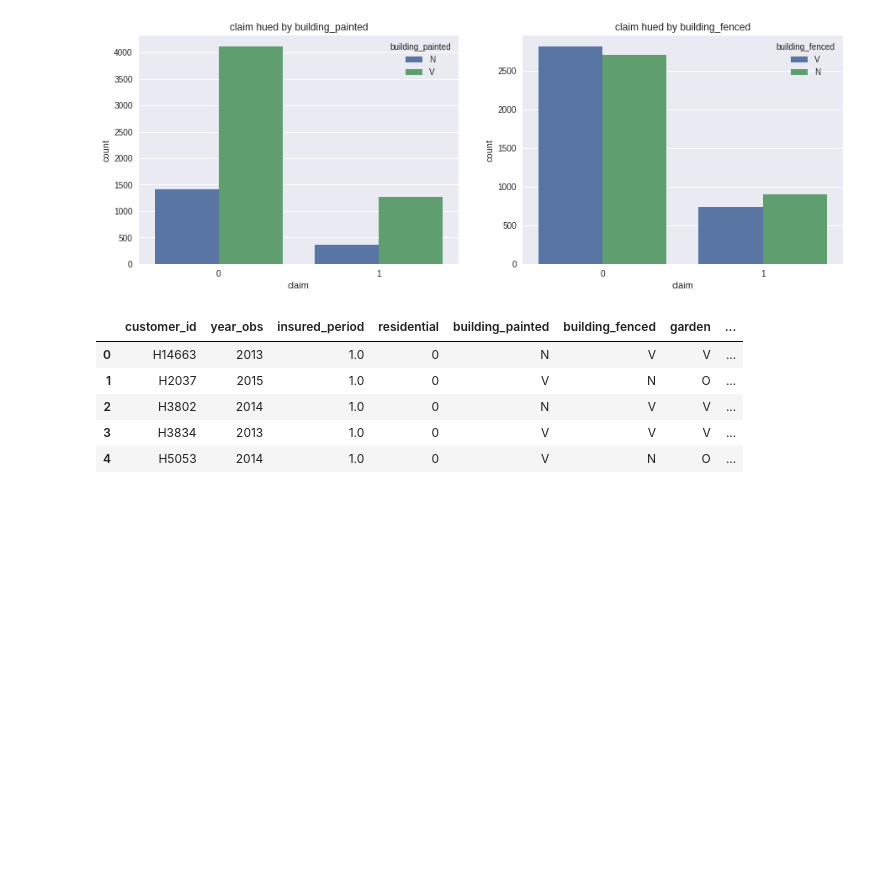
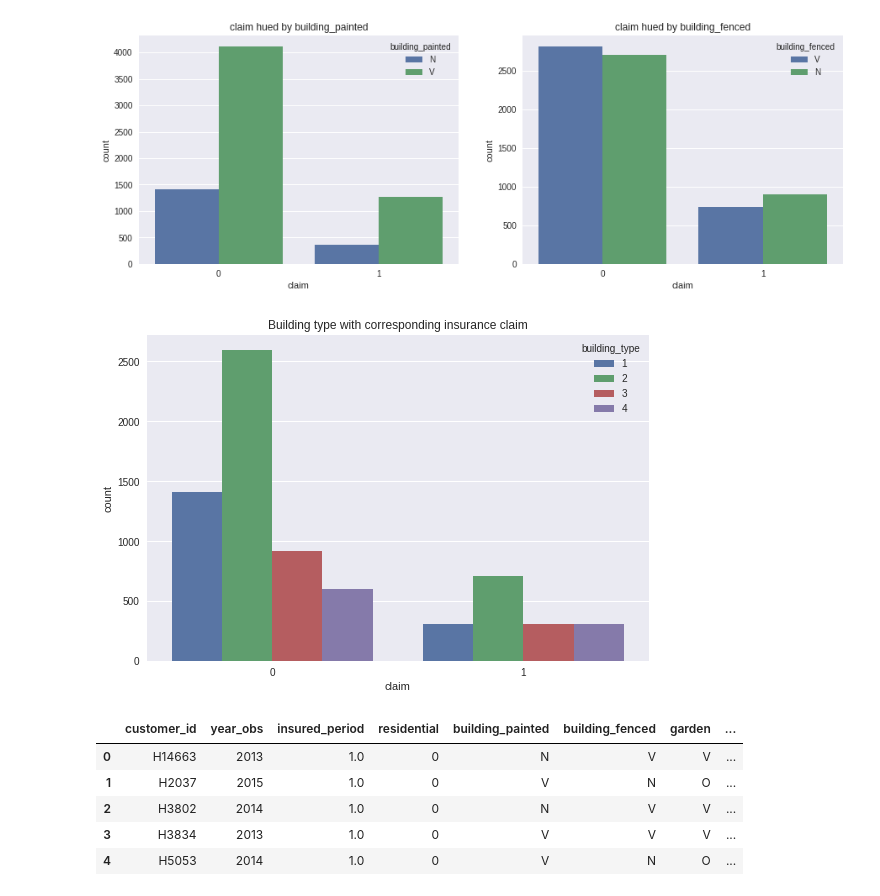
Before and after one commit to praistarr/Insurance-claim-prediction, a Jupyter notebook: Insurance_prediction.ipynb, the cells around one changed output. Drawn from its saved outputs; the diff is of its cells as text; code cells hidden in the pictures; blank space fills up the shorter version.

```diff
--- a/Insurance_prediction.ipynb
+++ b/Insurance_prediction.ipynb
@@ -176,6 +183,12 @@ countplott('claim', 'garden', 'settlement')
 countplott('claim', 'building_painted', 'building_fenced')
 # %% [output]
 [figure]
+# %%
+plt.figure(figsize = (9,6))
+sns.countplot(x = train['claim'],hue = train['building_type']).set_title("Building type with corresponding insurance claim")
+plt.show()
+# %% [output]
+[figure, added]
 # %%
 train.head()
 # %% [output]
```
Also changed, not shown: parts of 6 cells of this notebook.
